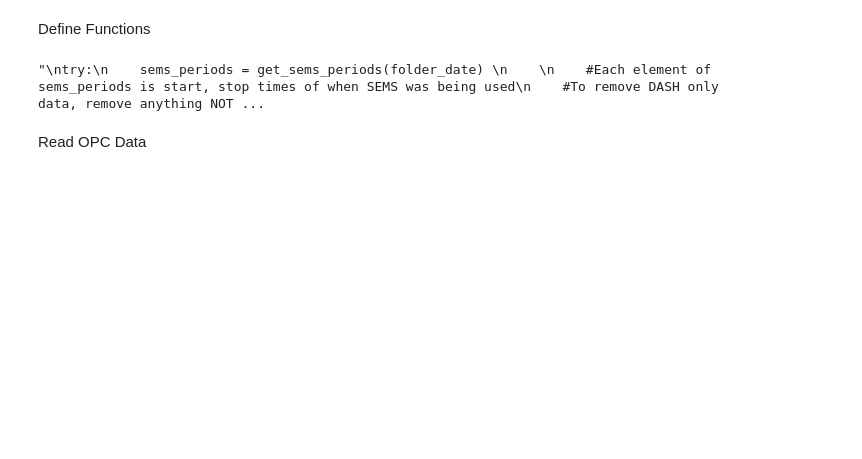
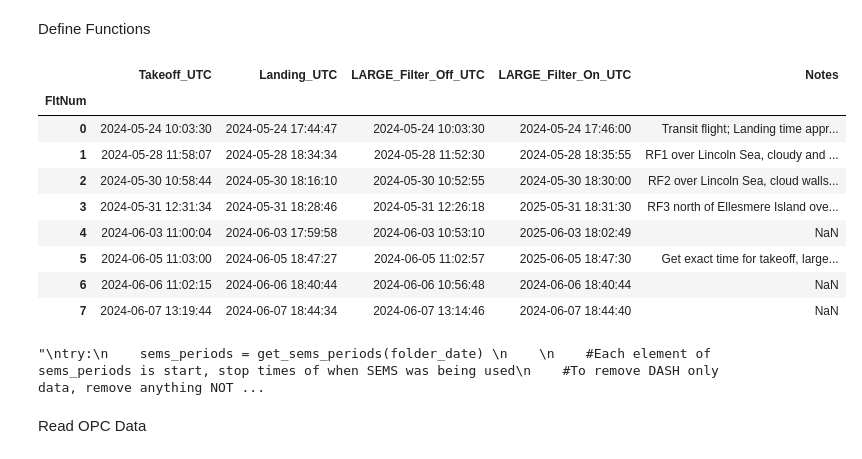
Before and after one commit to csoloff/dash, a Jupyter notebook: opc_process_peak.ipynb, the cells around one changed output. Drawn from its saved outputs; the diff is of its cells as text; code cells hidden in the pictures; blank space fills up the shorter version.

```diff
--- a/opc_process_peak.ipynb
+++ b/opc_process_peak.ipynb
@@ -111,6 +111,19 @@ line_breaks = pd.read_csv(f'{meta_dir}ARCSIX_DASH_SEMS_switch_times.txt',
                             parse_dates = ['Switch_Start_UTC', 'Switch_Stop_UTC']
                             )[['FltNum', 'Switch_Start_UTC', 'Switch_Stop_UTC',
                                'LARGE_From', 'LARGE_To']]
+# %%
+flight_times
+# %% [output]
+|  | Takeoff_UTC | Landing_UTC | LARGE_Filter_Off_UTC | LARGE_Filter_On_UTC | Notes |
+| FltNum |  |  |  |  |  |
+| 0 | 2024-05-24 10:03:30 | 2024-05-24 17:44:47 | 2024-05-24 10:03:30 | 2024-05-24 17:46:00 | Transit flight; Landing time appr... |
+| 1 | 2024-05-28 11:58:07 | 2024-05-28 18:34:34 | 2024-05-28 11:52:30 | 2024-05-28 18:35:55 | RF1 over Lincoln Sea, cloudy and ... |
+| 2 | 2024-05-30 10:58:44 | 2024-05-30 18:16:10 | 2024-05-30 10:52:55 | 2024-05-30 18:30:00 | RF2 over Lincoln Sea, cloud walls... |
+| 3 | 2024-05-31 12:31:34 | 2024-05-31 18:28:46 | 2024-05-31 12:26:18 | 2025-05-31 18:31:30 | RF3 north of Ellesmere Island ove... |
+| 4 | 2024-06-03 11:00:04 | 2024-06-03 17:59:58 | 2024-06-03 10:53:10 | 2025-06-03 18:02:49 | NaN |
+| 5 | 2024-06-05 11:03:00 | 2024-06-05 18:47:27 | 2024-06-05 11:02:57 | 2025-06-05 18:47:30 | Get exact time for takeoff, large... |
+| 6 | 2024-06-06 11:02:15 | 2024-06-06 18:40:44 | 2024-06-06 10:56:48 | 2024-06-06 18:40:44 | NaN |
+| 7 | 2024-06-07 13:19:44 | 2024-06-07 18:44:34 | 2024-06-07 13:14:46 | 2024-06-07 18:44:40 | NaN |
 # %%
 def get_sems_periods(flight_date):
 
```
Also changed, not shown: parts of 2 cells of this notebook, 3 other files.
